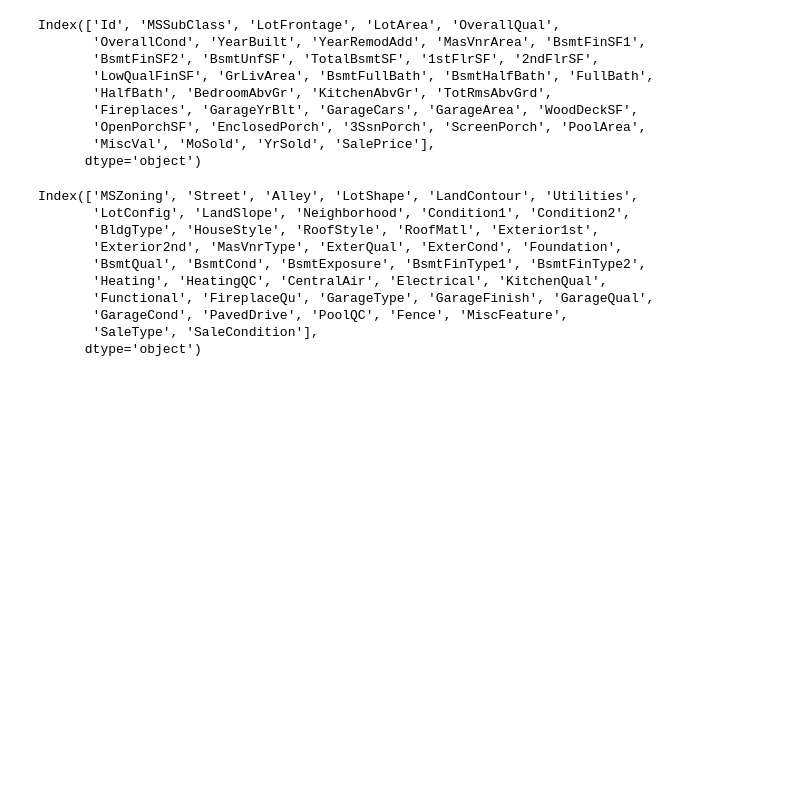
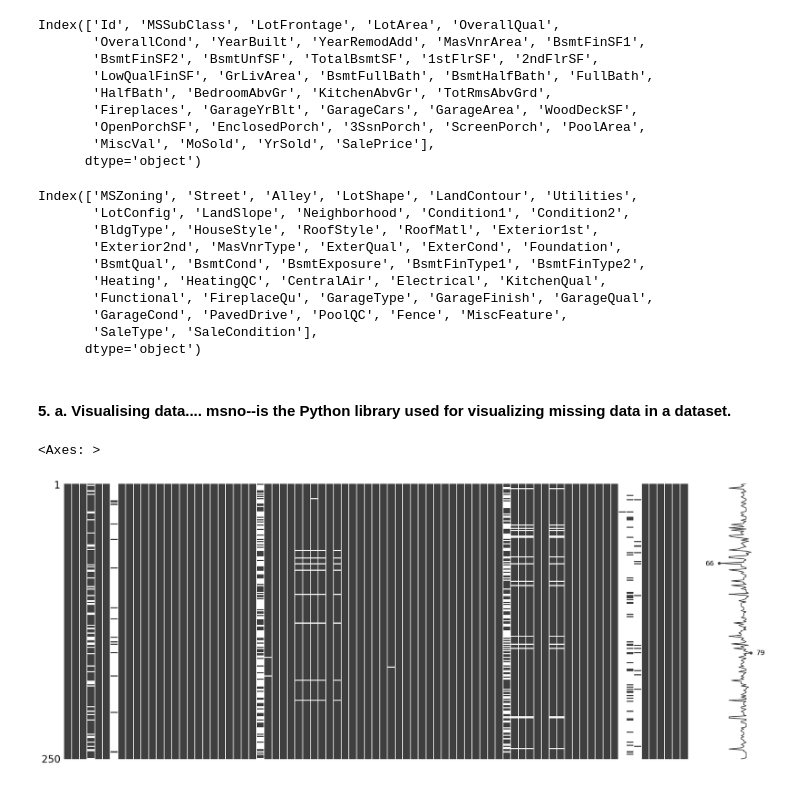
Before and after one commit to yemigabriel/EDA-Practice, a Jupyter notebook: house_prices.ipynb, the cells around one changed output. Cells and saved outputs as stored; diff of their text form; code cells hidden in the pictures; blank space fills up the shorter version.

Commit message:
visualising missing values, skewness, kurtosis ...

```diff
--- a/house_prices.ipynb
+++ b/house_prices.ipynb
@@ -91,3 +91,11 @@ Index(['MSZoning', 'Street', 'Alley', 'LotShape', 'LandContour', 'Utilities',
        'GarageCond', 'PavedDrive', 'PoolQC', 'Fence', 'MiscFeature',
        'SaleType', 'SaleCondition'],
       dtype='object')
+# %% [markdown]
+#### 5. a. Visualising data.... msno--is the Python library used for visualizing missing data in a dataset.
+# %%
+# visualise missing data for a sample of 250
+msno.matrix(train.sample(250))
+# %% [output]
+<Axes: >
+[figure, added]
```
Also changed, not shown: parts of 4 cells of this notebook.
